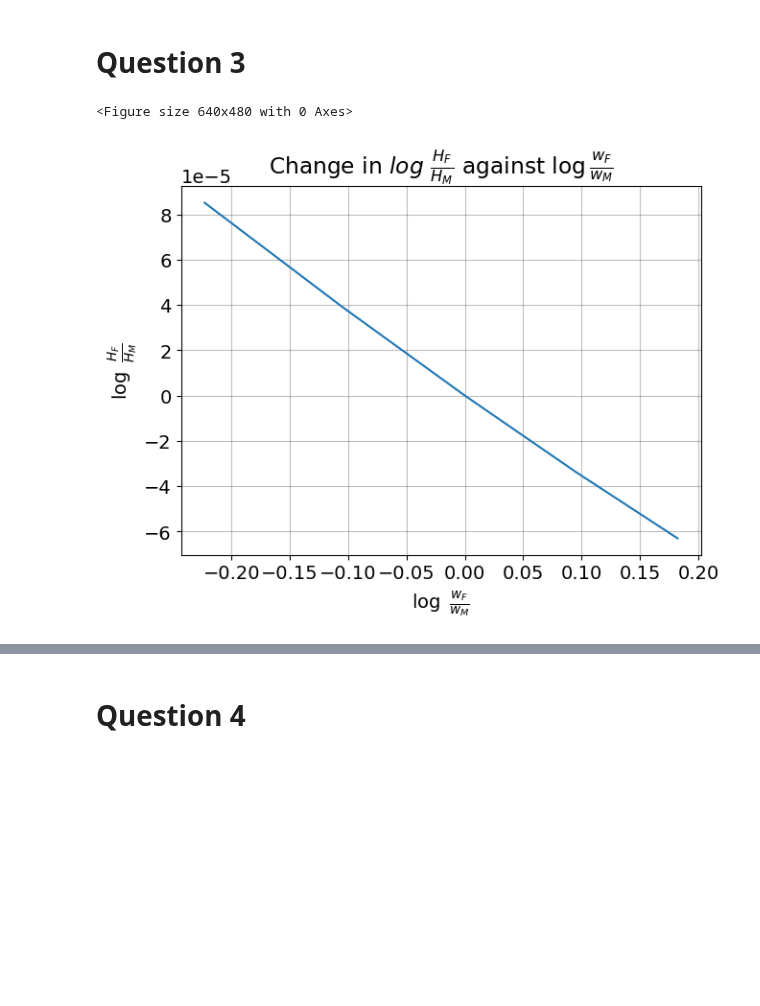
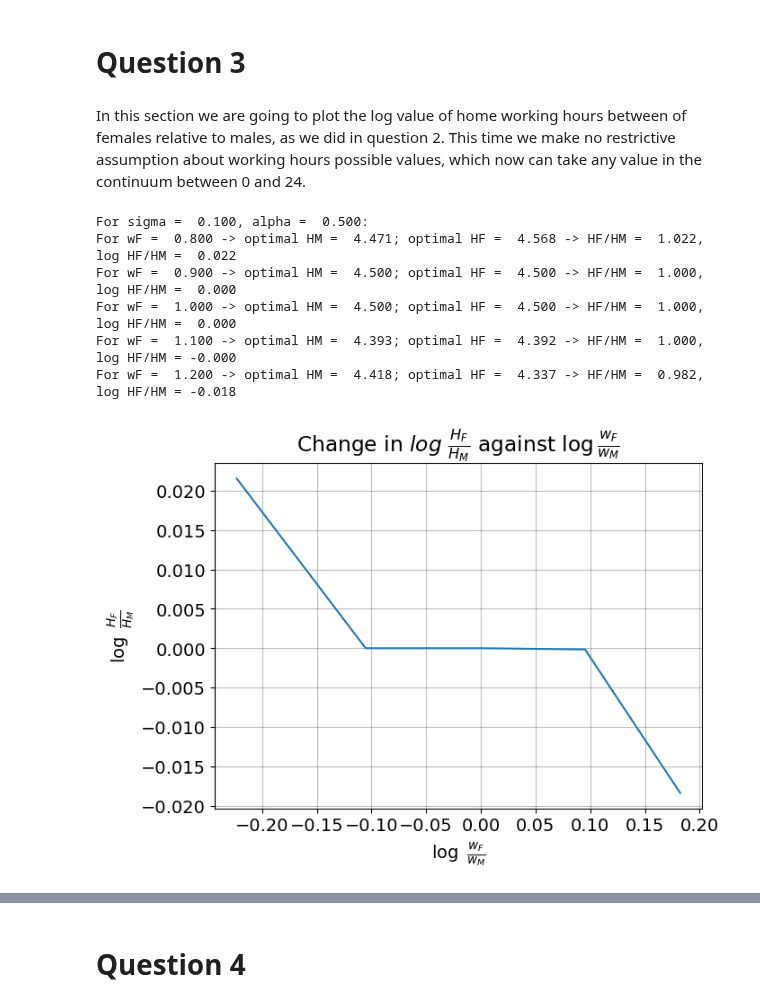
Before and after one commit to NumEconCopenhagen/projects-2023-EFS, a Jupyter notebook: inauguralproject/aIP.ipynb, the cells around one changed output, grey strips where cells are left out. Saved outputs shown, nothing was run; the diff lists cells and outputs as text; code cells hidden in the pictures; blank space fills up the shorter version.

```diff
--- a/inauguralproject/aIP.ipynb
+++ b/inauguralproject/aIP.ipynb
@@ -77,23 +73,29 @@ In the figure above we see the relation between the females wage relative to the
 It is seen when the females wage is between 0.9-1.0 then they work an equal amount in home production.
 # %% [markdown]
 # Question 3
+# %% [markdown]
+In this section we are going to plot the log value of home working hours between of females relative to males, as we did in question 2. This time we make no restrictive assumption about working hours possible values, which now can take any value in the continuum between 0 and 24.
 # %%
 # Inserting the orginal values of alpha and sigma
-model.par.sigma = 1
+model.par.sigma = 0.1
 model.par.alpha = 0.5
 
-# Calling the function
+# Calling the function for continuous setting
 X, Y = model.solve_wF_vec(discrete=False)
 
 # Plotting the figure
-plt.figure()
 plt.figure(figsize=(7,5))
 
 plt.plot(X, Y)
 plt.title('Change in '+r'$log\ \frac{H_F}{H_M}$' + ' against ' + r'$\log \frac{w_F}{w_M}$')
 plt.xlabel(r'$\log\ \frac{w_F}{w_M}$')
 plt.ylabel(r'$\log\ \frac{H_F}{H_M}$')
 plt.show()
 # %% [output]
-<Figure size 640x480 with 0 Axes>
+For sigma =  0.100, alpha =  0.500:
+For wF =  0.800 -> optimal HM =  4.471; optimal HF =  4.568 -> HF/HM =  1.022, log HF/HM =  0.022
+For wF =  0.900 -> optimal HM =  4.500; optimal HF =  4.500 -> HF/HM =  1.000, log HF/HM =  0.000
+For wF =  1.000 -> optimal HM =  4.500; optimal HF =  4.500 -> HF/HM =  1.000, log HF/HM =  0.000
+For wF =  1.100 -> optimal HM =  4.393; optimal HF =  4.392 -> HF/HM =  1.000, log HF/HM = -0.000
+For wF =  1.200 -> optimal HM =  4.418; optimal HF =  4.337 -> HF/HM =  0.982, log HF/HM = -0.018
-[figure, old version]
+[figure, new version]
```
Also changed, not shown: parts of 15 cells of this notebook, 1 other file.
